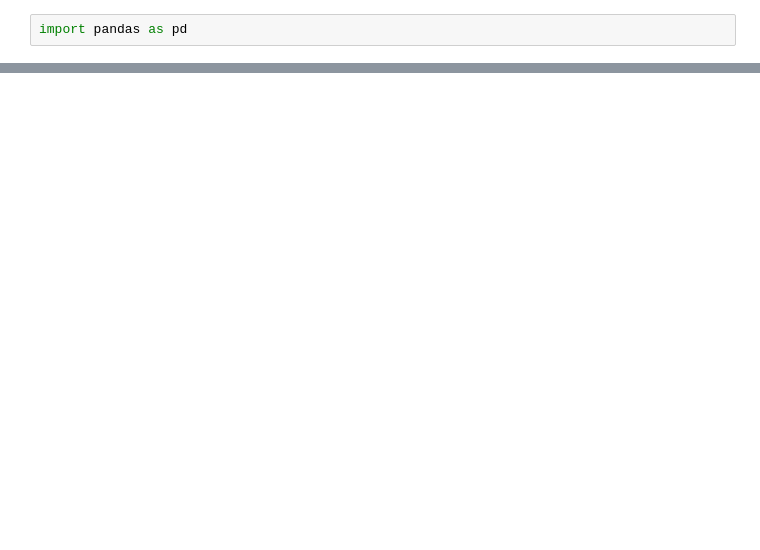
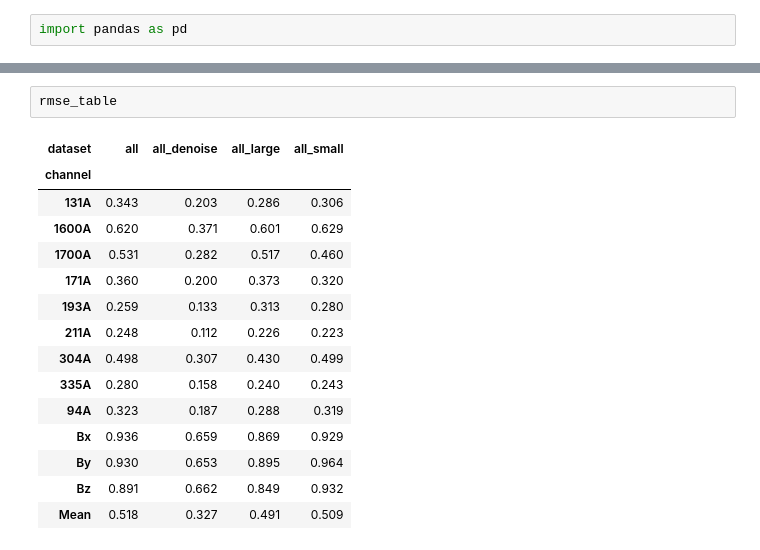
Before and after one commit to Joaggi/sdofmv2, a Jupyter notebook: notebooks/analysis/ablation/test_results.ipynb, the cells around one changed output, grey strips where cells are left out. Drawn from its saved outputs; the diff is of its cells as text; blank space fills up the shorter version.

```diff
--- a/notebooks/analysis/ablation/test_results.ipynb
+++ b/notebooks/analysis/ablation/test_results.ipynb
@@ -23,0 +135,18 @@ aia
+# %%
+rmse_table
+# %% [output]
+| dataset | all | all_denoise | all_large | all_small |
+| channel |  |  |  |  |
+| 131A | 0.343 | 0.203 | 0.286 | 0.306 |
+| 1600A | 0.620 | 0.371 | 0.601 | 0.629 |
+| 1700A | 0.531 | 0.282 | 0.517 | 0.460 |
+| 171A | 0.360 | 0.200 | 0.373 | 0.320 |
+| 193A | 0.259 | 0.133 | 0.313 | 0.280 |
+| 211A | 0.248 | 0.112 | 0.226 | 0.223 |
+| 304A | 0.498 | 0.307 | 0.430 | 0.499 |
+| 335A | 0.280 | 0.158 | 0.240 | 0.243 |
+| 94A | 0.323 | 0.187 | 0.288 | 0.319 |
+| Bx | 0.936 | 0.659 | 0.869 | 0.929 |
+| By | 0.930 | 0.653 | 0.895 | 0.964 |
+| Bz | 0.891 | 0.662 | 0.849 | 0.932 |
+| Mean | 0.518 | 0.327 | 0.491 | 0.509 |
```
Also changed, not shown: parts of 8 cells of this notebook, 10 other files.
